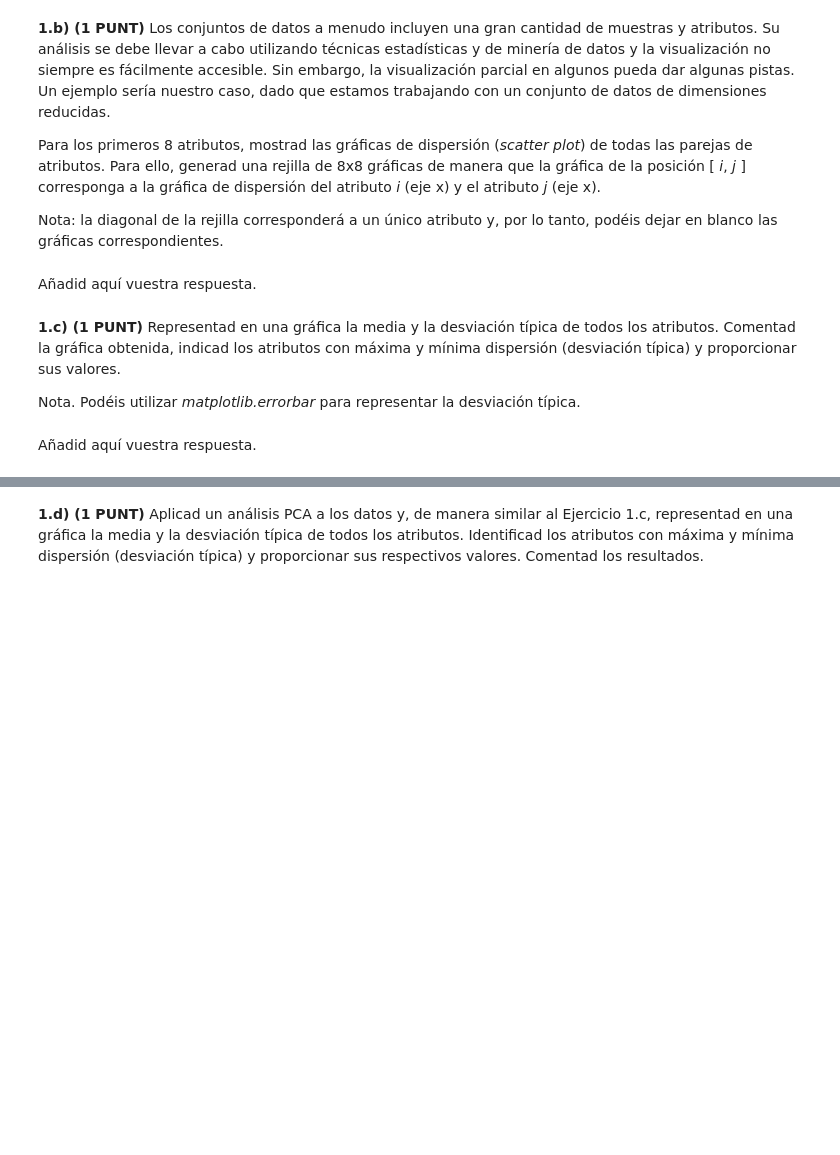
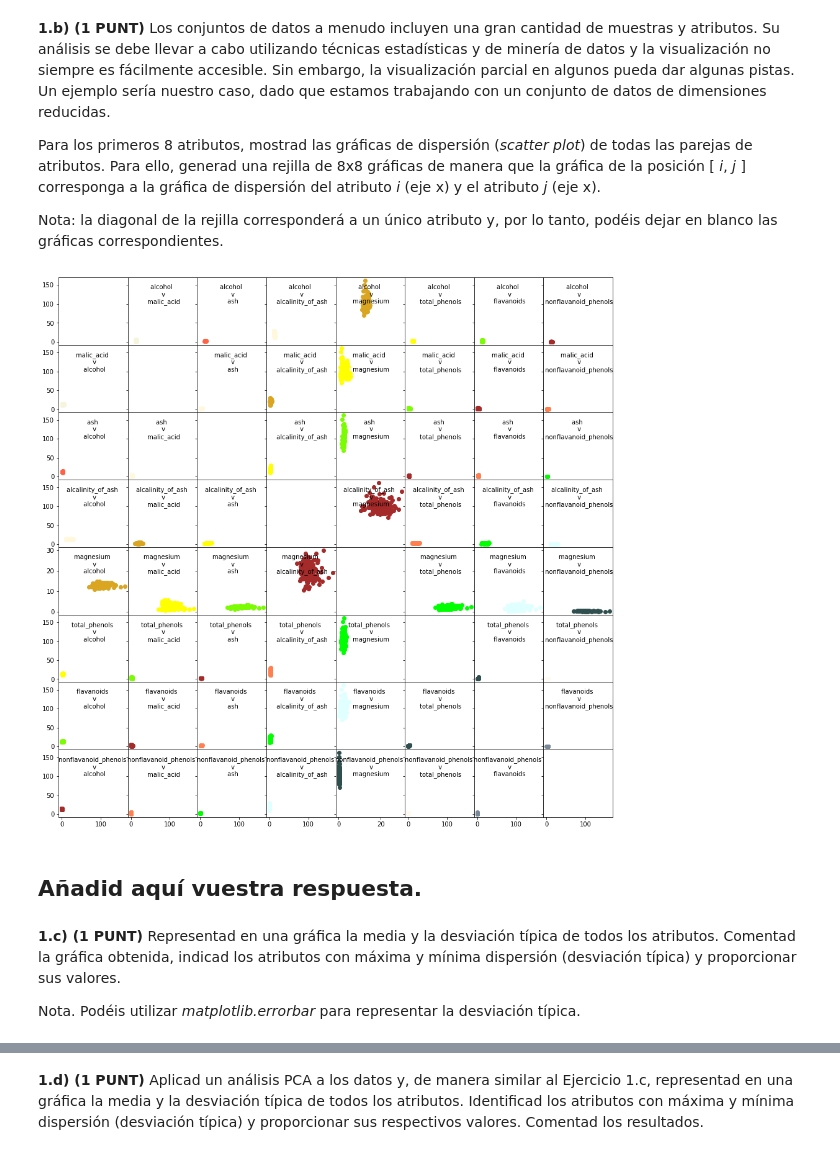
Before and after one commit to pablo-grande/IA, a Jupyter notebook: PEC2/iaa2022_pac2_TEMPLATE_ib.ipynb, the cells around one changed output, grey strips where cells are left out. Cells and saved outputs as stored; diff of their text form; code cells hidden in the pictures; blank space fills up the shorter version.

```diff
--- a/PEC2/iaa2022_pac2_TEMPLATE_ib.ipynb
+++ b/PEC2/iaa2022_pac2_TEMPLATE_ib.ipynb
@@ -130,5 +153,32 @@ Nota: la diagonal de la rejilla corresponderá a un único atributo y, por lo ta
+# %%
+# 1.b: añadid y ejecutad vuestro código aquí
+from random import sample
+
+import matplotlib.pyplot as plt
+import matplotlib.colors as mcolors
+from matplotlib.pyplot import figure
+
+
+colors = sample(mcolors.cnames.keys(), 56)
+
+# get first 8 columns
+attribute_length = 8
+selected_features = df_features.iloc[:,:attribute_length]
+columns = selected_features.columns
+
+fig = plt.figure()
+fig.set_size_inches(16, 16)
+gs = fig.add_gridspec(attribute_length, attribute_length, hspace=0, wspace=0)
+for r_index, row in enumerate(gs.subplots(sharex='col', sharey='row')):
+    for c_index, axis in enumerate(row):
+        if r_index != c_index:
+            x, y = columns[r_index], columns[c_index]
+            axis.plot(selected_features[x], selected_features[y], 'o', color=colors[r_index + c_index])
+            axis.text(.5,.9, f'{x} \n v\n {y}', horizontalalignment='center', transform=axis.transAxes, verticalalignment='top')
+# %% [output]
+[figure, added]
 # %% [markdown]
-Añadid aquí vuestra respuesta.
+## Añadid aquí vuestra respuesta.
 # %% [markdown]
 **1.c) (1 PUNT)** Representad en una gráfica la media y la desviación típica de todos los atributos. Comentad la gráfica obtenida, indicad los atributos con máxima y mínima dispersión (desviación típica) y proporcionar sus valores.
 
@@ -138,2 +185,0 @@ Nota. Podéis utilizar _matplotlib.errorbar_ para representar la desviación tí
-# %% [markdown]
-Añadid aquí vuestra respuesta.
```
Also changed, not shown: parts of 26 cells of this notebook, 1 other file.
